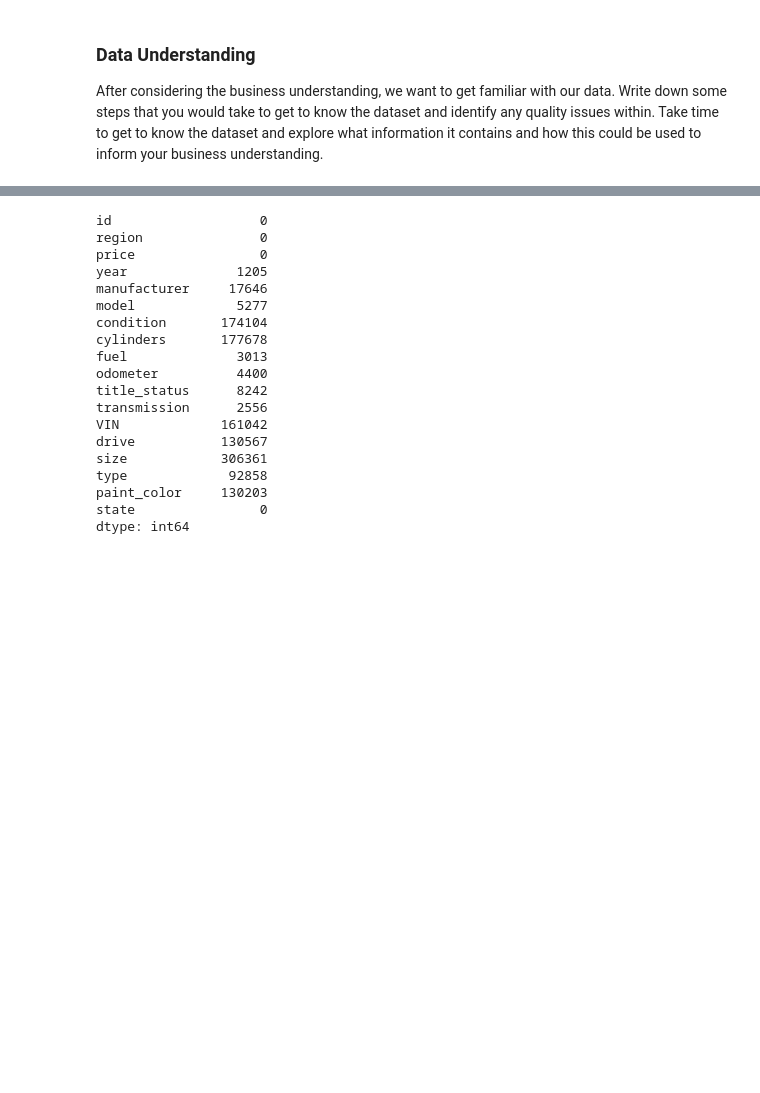
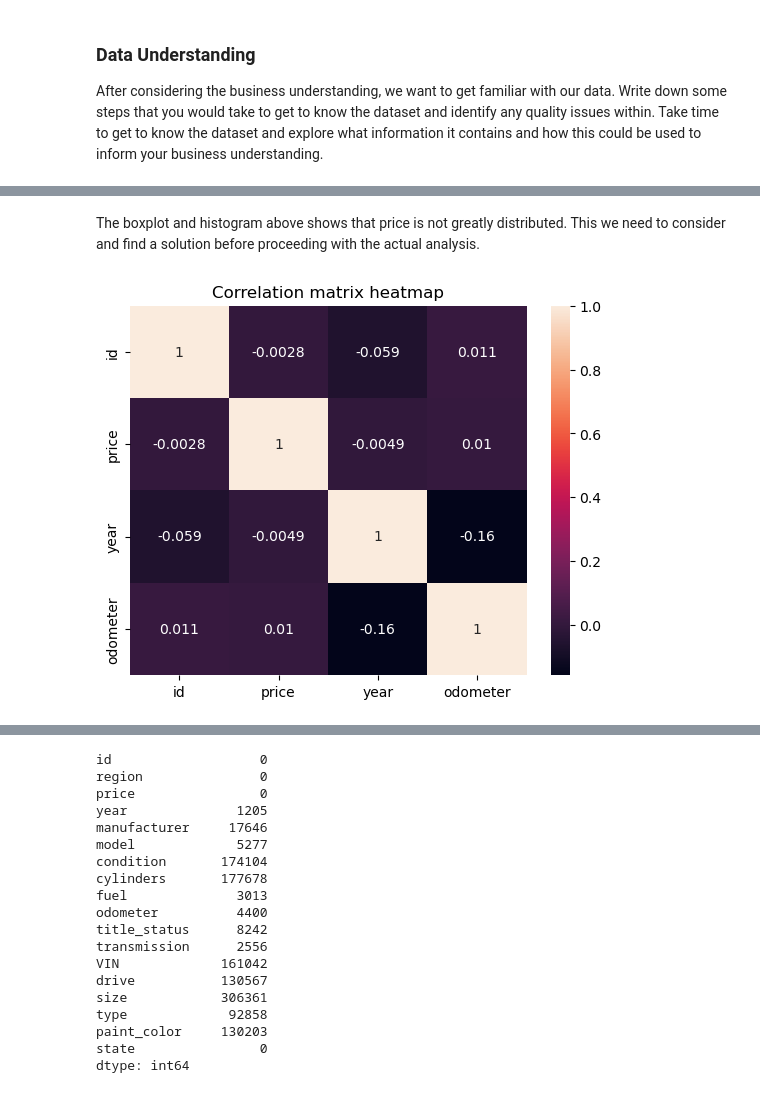
Before and after one commit to parthoghosh24/used_car_prediction, a Jupyter notebook: used_car_prediction.ipynb, the cells around one changed output, grey strips where cells are left out. Cells and saved outputs as stored; diff of their text form; code cells hidden in the pictures; blank space fills up the shorter version.

```diff
--- a/used_car_prediction.ipynb
+++ b/used_car_prediction.ipynb
@@ -74,0 +118,8 @@ sns.pairplot(vehicles.corr())
+# %% [markdown]
+The boxplot and histogram above shows that price is not greatly distributed. This we need to consider and find a solution before proceeding with the actual analysis.
+# %%
+sns.heatmap(vehicles.corr(), annot=True)
+plt.title('Correlation matrix heatmap')
+plt.savefig('images/correlation_matrix_heatmap.png')
+# %% [output]
+[figure, added]
```
Also changed, not shown: parts of 152 cells of this notebook, 22 other files.
